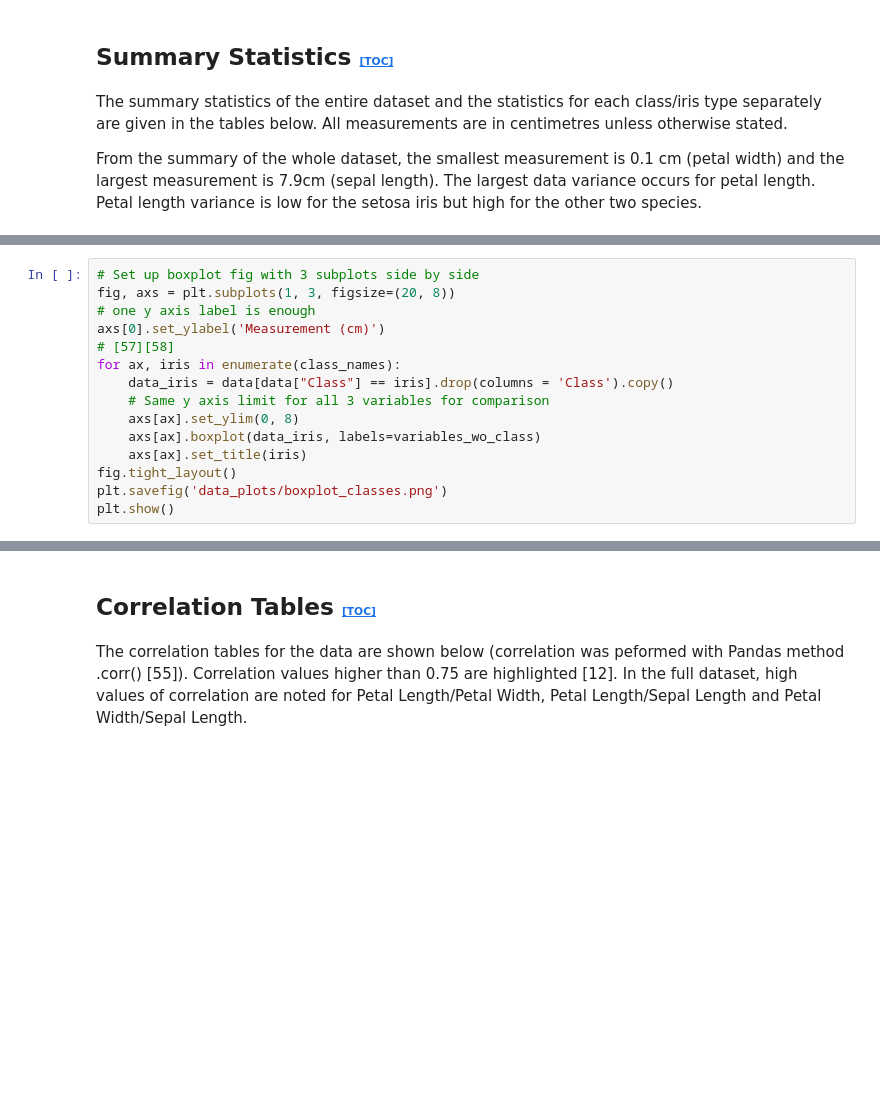
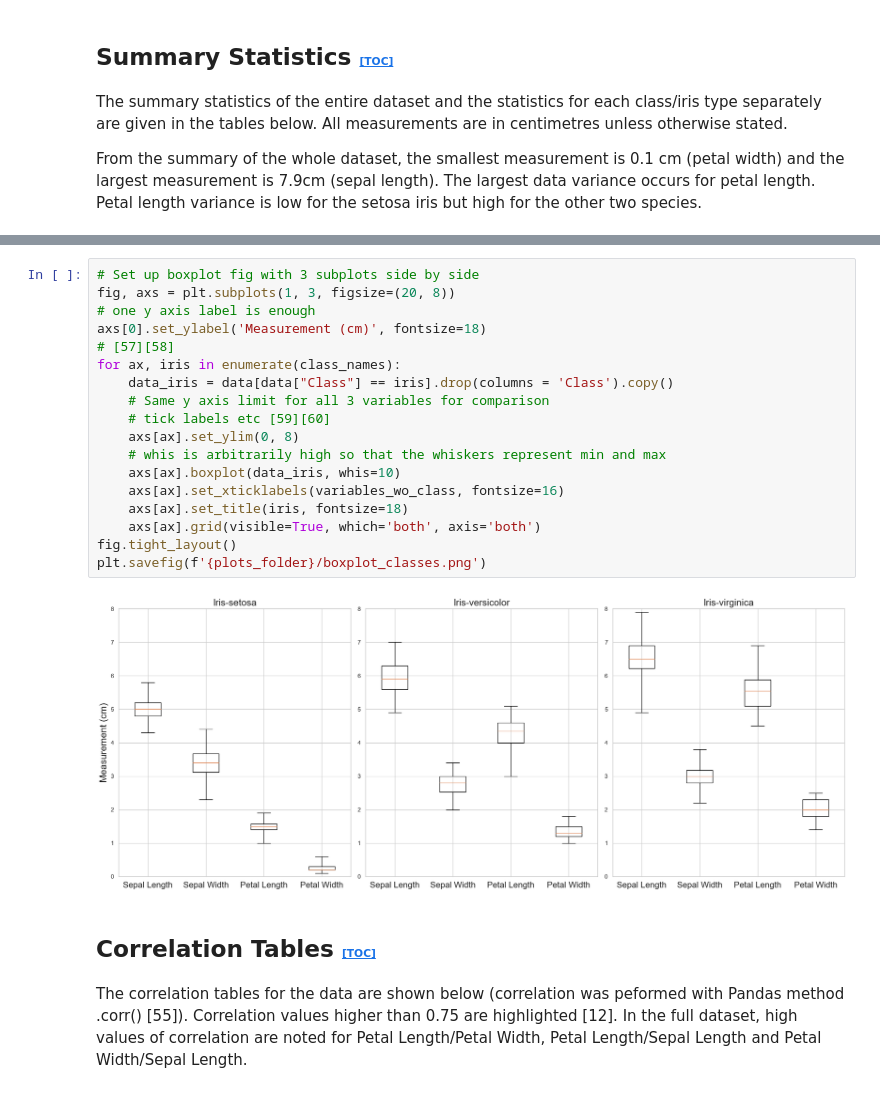
Before and after one commit to Eilis9/pands-project, a Jupyter notebook: analysis.ipynb, the cells around one changed output, grey strips where cells are left out. Drawn from its saved outputs; the diff is of its cells as text; blank space fills up the shorter version.

Commit message:
boxplot updates, subdir updates

```diff
--- a/analysis.ipynb
+++ b/analysis.ipynb
@@ -279,15 +275,0 @@ In this case, it is clear that the iris setosa has different characteristics to
-# %%
-# Set up boxplot fig with 3 subplots side by side
-fig, axs = plt.subplots(1, 3, figsize=(20, 8))
-# one y axis label is enough
-axs[0].set_ylabel('Measurement (cm)')
-# [57][58]
-for ax, iris in enumerate(class_names):
-    data_iris = data[data["Class"] == iris].drop(columns = 'Class').copy()
-    # Same y axis limit for all 3 variables for comparison
-    axs[ax].set_ylim(0, 8)
-    axs[ax].boxplot(data_iris, labels=variables_wo_class)
-    axs[ax].set_title(iris)
-fig.tight_layout()
-plt.savefig('data_plots/boxplot_classes.png')
-plt.show()
@@ -296,3 +282,23 @@ plt.show()
+# %%
+# Set up boxplot fig with 3 subplots side by side
+fig, axs = plt.subplots(1, 3, figsize=(20, 8))
+# one y axis label is enough
+axs[0].set_ylabel('Measurement (cm)', fontsize=18)
+# [57][58]
+for ax, iris in enumerate(class_names):
+    data_iris = data[data["Class"] == iris].drop(columns = 'Class').copy()
+    # Same y axis limit for all 3 variables for comparison
+    # tick labels etc [59][60]
+    axs[ax].set_ylim(0, 8)
+    # whis is arbitrarily high so that the whiskers represent min and max
+    axs[ax].boxplot(data_iris, whis=10)
+    axs[ax].set_xticklabels(variables_wo_class, fontsize=16)
+    axs[ax].set_title(iris, fontsize=18)
+    axs[ax].grid(visible=True, which='both', axis='both')
+fig.tight_layout()
+plt.savefig(f'{plots_folder}/boxplot_classes.png')
+# %% [output]
+[figure, added]
 # %% [markdown]
 ## Correlation Tables <a id="Correlation"></a> <span style="font-size: 8pt;"> [[TOC]](#toc)</span>
 
```
Also changed, not shown: parts of 13 cells of this notebook, 7 other files.
